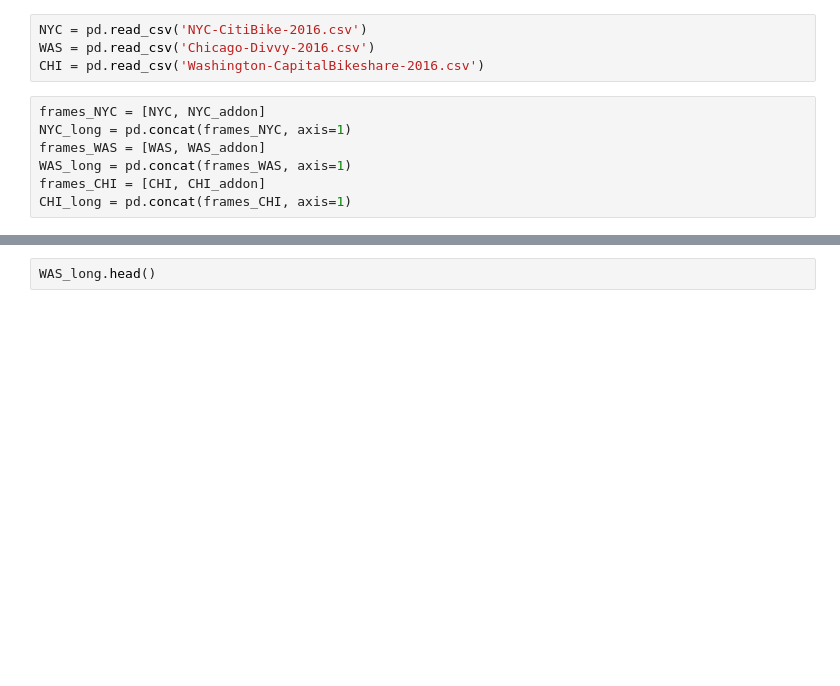
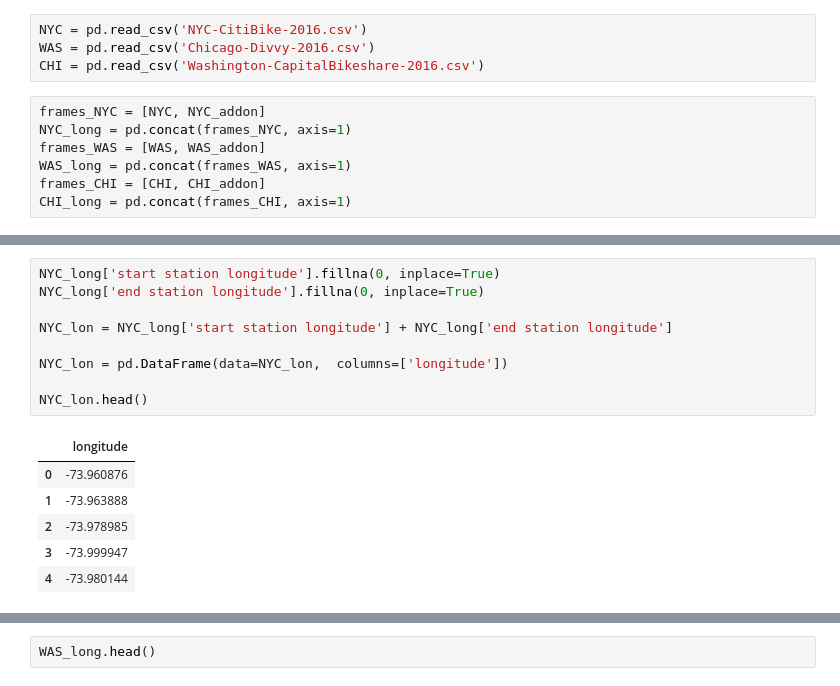
Before and after one commit to manuelfreude/bikeshare-NYC-geo-streams, a Jupyter notebook: Bike_Share_Analysis_Beta.ipynb, the cells around one changed output, grey strips where cells are left out. Saved outputs shown, nothing was run; the diff lists cells and outputs as text; blank space fills up the shorter version.

```diff
--- a/Bike_Share_Analysis_Beta.ipynb
+++ b/Bike_Share_Analysis_Beta.ipynb
@@ -316,0 +520,16 @@ NYC_long.head()
+# %%
+NYC_long['start station longitude'].fillna(0, inplace=True)
+NYC_long['end station longitude'].fillna(0, inplace=True)
+
+NYC_lon = NYC_long['start station longitude'] + NYC_long['end station longitude']
+
+NYC_lon = pd.DataFrame(data=NYC_lon,  columns=['longitude'])
+
+NYC_lon.head()
+# %% [output]
+|  | longitude |
+| 0 | -73.960876 |
+| 1 | -73.963888 |
+| 2 | -73.978985 |
+| 3 | -73.999947 |
+| 4 | -73.980144 |
```
Also changed, not shown: parts of 21 cells of this notebook.
